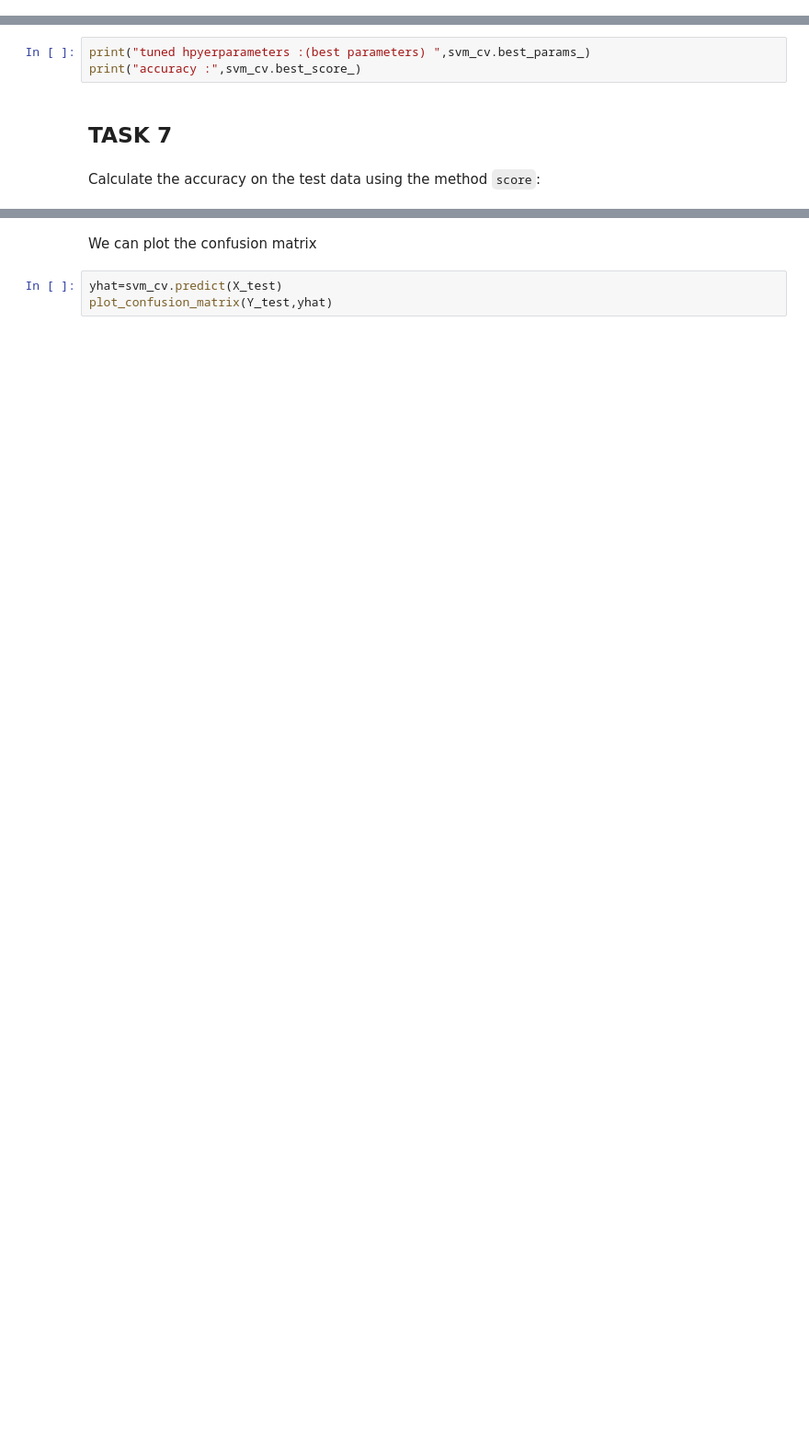
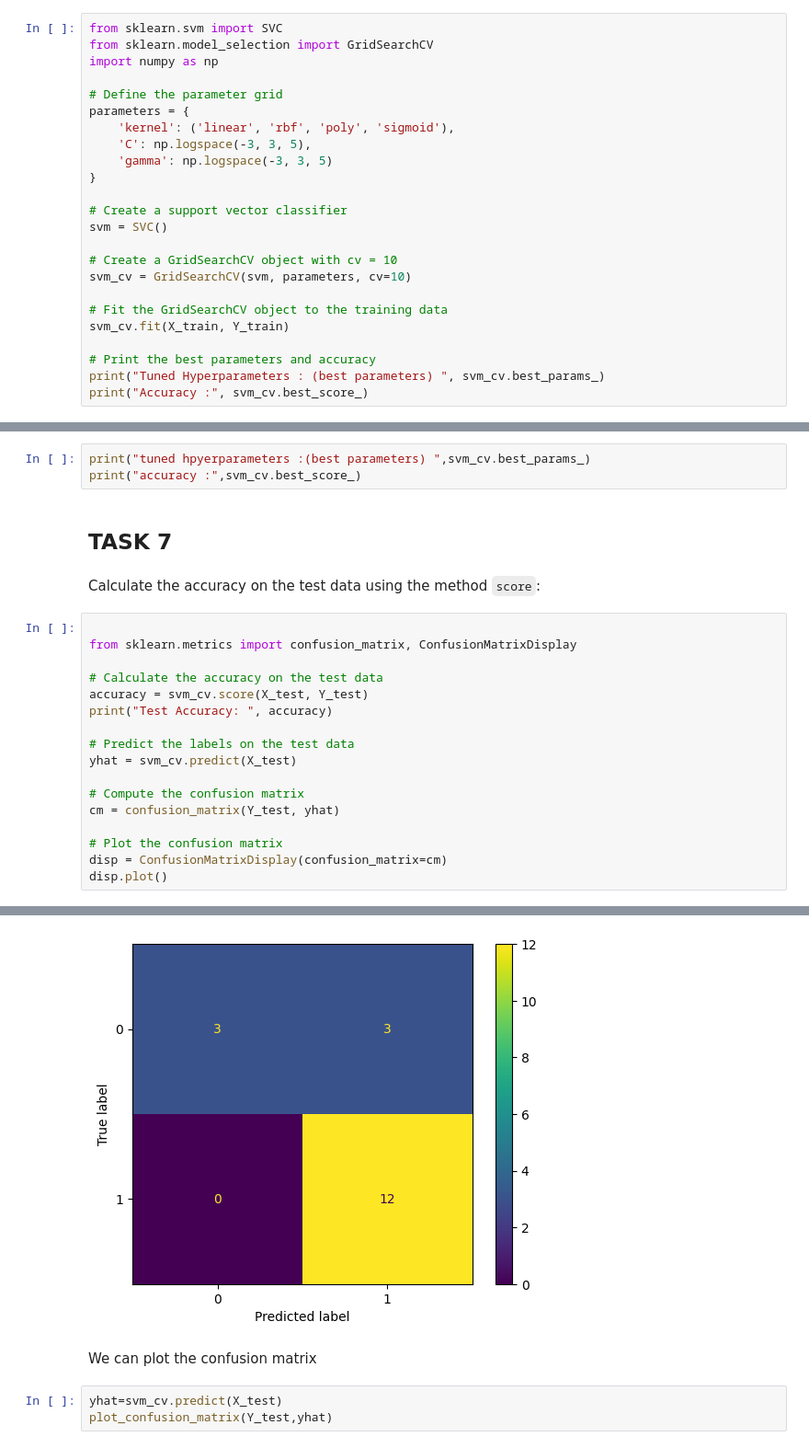
Before and after one commit to chekwube-ononuju/Applied-Data-Science-Capstone-Project, a Jupyter notebook: Space X Week 4 Lab/SpaceX_Machine Learning Prediction_Part_5.ipynb, the cells around one changed output, grey strips where cells are left out. Shown at 92% size. Cells and saved outputs as stored; diff of their text form; blank space fills up the shorter version.

```diff
--- a/Space X Week 4 Lab/SpaceX_Machine Learning Prediction_Part_5.ipynb
+++ b/Space X Week 4 Lab/SpaceX_Machine Learning Prediction_Part_5.ipynb
@@ -296,3 +296,27 @@ parameters = {'kernel':('linear', 'rbf','poly','rbf', 'sigmoid'),
               'C': np.logspace(-3, 3, 5),
               'gamma':np.logspace(-3, 3, 5)}
 svm = SVC()
+# %%
+from sklearn.svm import SVC
+from sklearn.model_selection import GridSearchCV
+import numpy as np
+
+# Define the parameter grid
+parameters = {
+    'kernel': ('linear', 'rbf', 'poly', 'sigmoid'),
+    'C': np.logspace(-3, 3, 5),
+    'gamma': np.logspace(-3, 3, 5)
+}
+
+# Create a support vector classifier
+svm = SVC()
+
+# Create a GridSearchCV object with cv = 10
+svm_cv = GridSearchCV(svm, parameters, cv=10)
+
+# Fit the GridSearchCV object to the training data
+svm_cv.fit(X_train, Y_train)
+
+# Print the best parameters and accuracy
+print("Tuned Hyperparameters : (best parameters) ", svm_cv.best_params_)
+print("Accuracy :", svm_cv.best_score_)
@@ -303,3 +330,21 @@ print("accuracy :",svm_cv.best_score_)
 ## TASK  7
 # %% [markdown]
 Calculate the accuracy on the test data using the method <code>score</code>:
+# %%
+
+from sklearn.metrics import confusion_matrix, ConfusionMatrixDisplay
+
+# Calculate the accuracy on the test data
+accuracy = svm_cv.score(X_test, Y_test)
+print("Test Accuracy: ", accuracy)
+
+# Predict the labels on the test data
+yhat = svm_cv.predict(X_test)
+
+# Compute the confusion matrix
+cm = confusion_matrix(Y_test, yhat)
+
+# Plot the confusion matrix
+disp = ConfusionMatrixDisplay(confusion_matrix=cm)
+disp.plot()
+# %% [output]
@@ -306,3 +353,4 @@ Calculate the accuracy on the test data using the method <code>score</code>:
+[figure, added]
 # %% [markdown]
 We can plot the confusion matrix
 # %%
```
Also changed, not shown: parts of 8 cells of this notebook.
